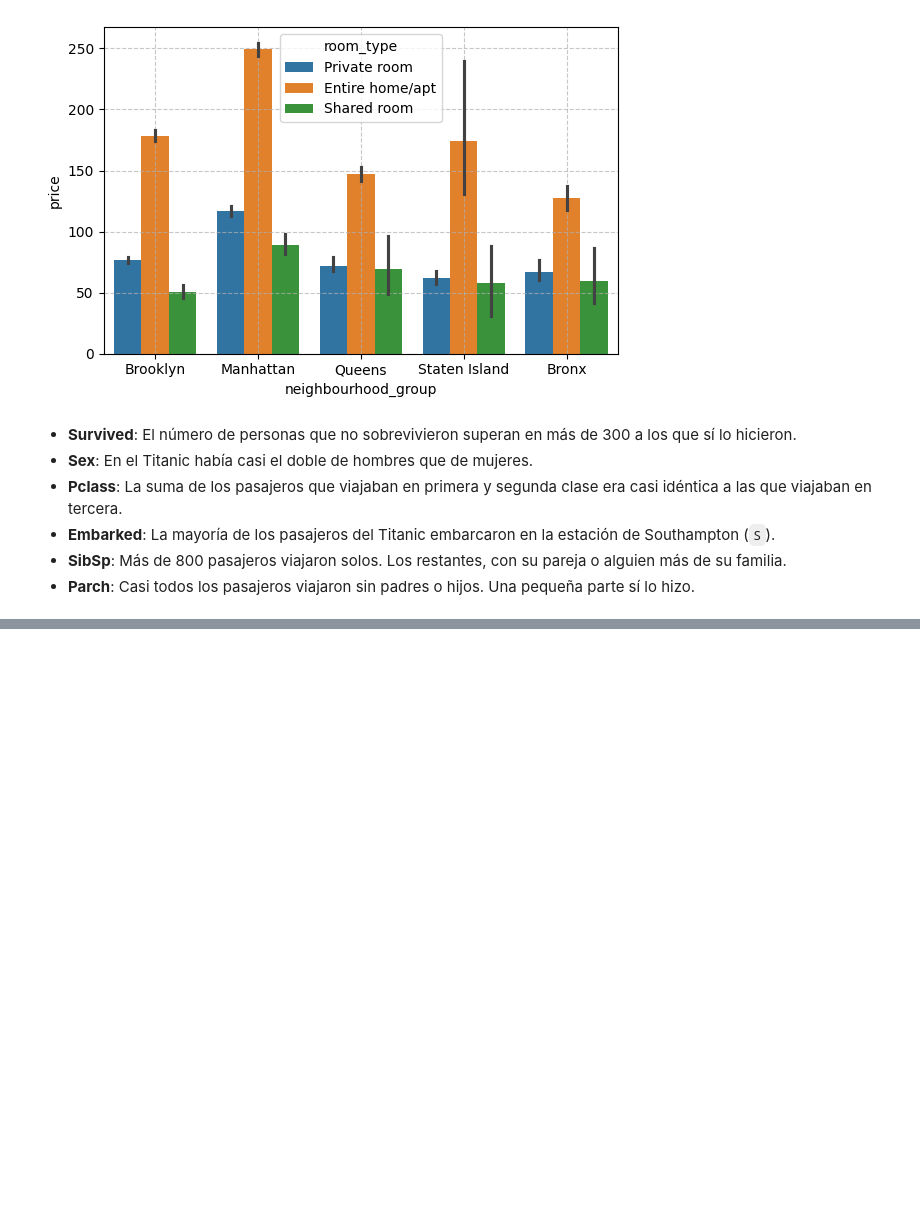
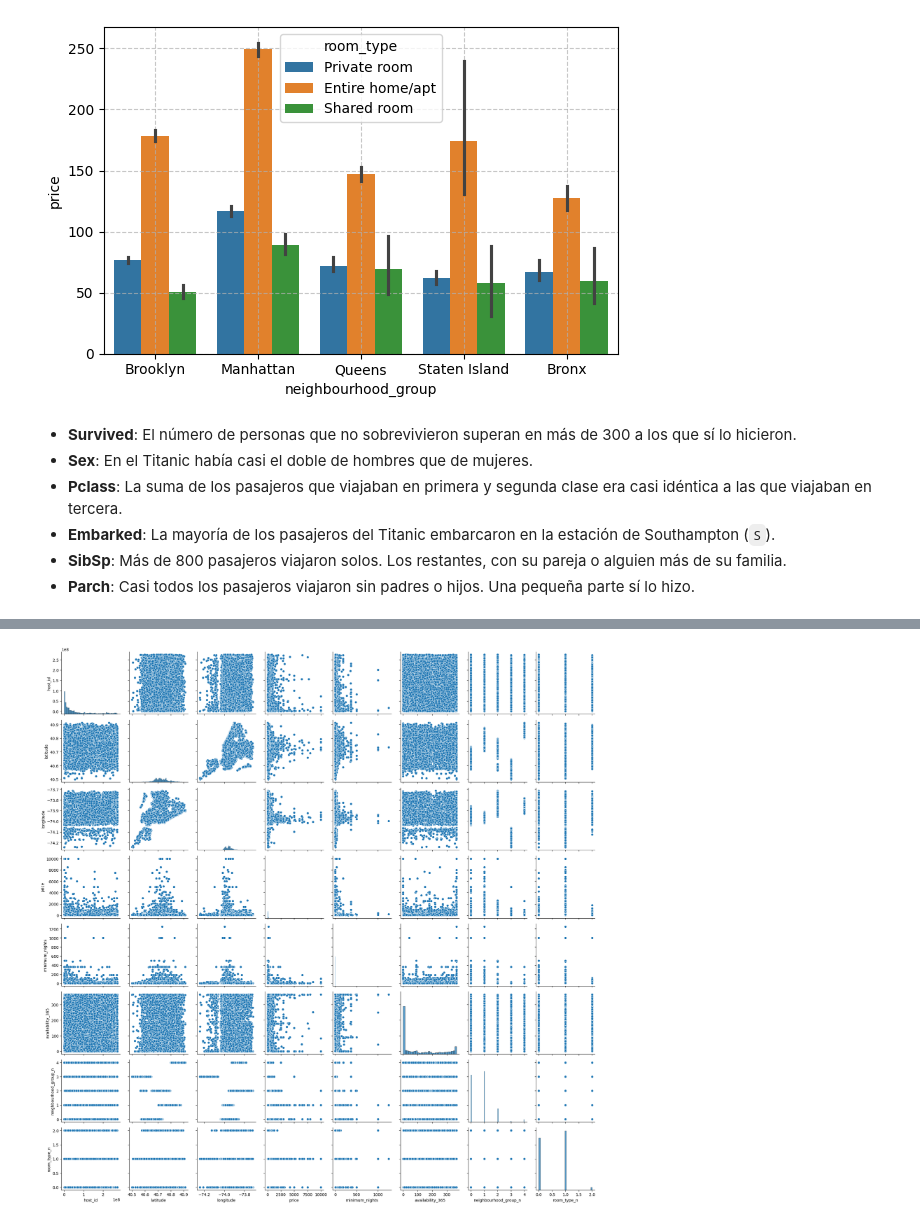
Before and after one commit to Julianmarania/Machine-learning-python-template_Project_12_Julian_Lopez, a Jupyter notebook: src/explore.ipynb, the cells around one changed output, grey strips where cells are left out. Drawn from its saved outputs; the diff is of its cells as text; code cells hidden in the pictures; blank space fills up the shorter version.

```diff
--- a/src/explore.ipynb
+++ b/src/explore.ipynb
@@ -216,0 +258,7 @@ with open("Transformation_rules.json", "w") as f:
+# %%
+sns.pairplot(data = data_limpia)
+
+plt.tight_layout()
+plt.show()
+# %% [output]
+[figure, added]
```
Also changed, not shown: parts of 5 cells of this notebook.
